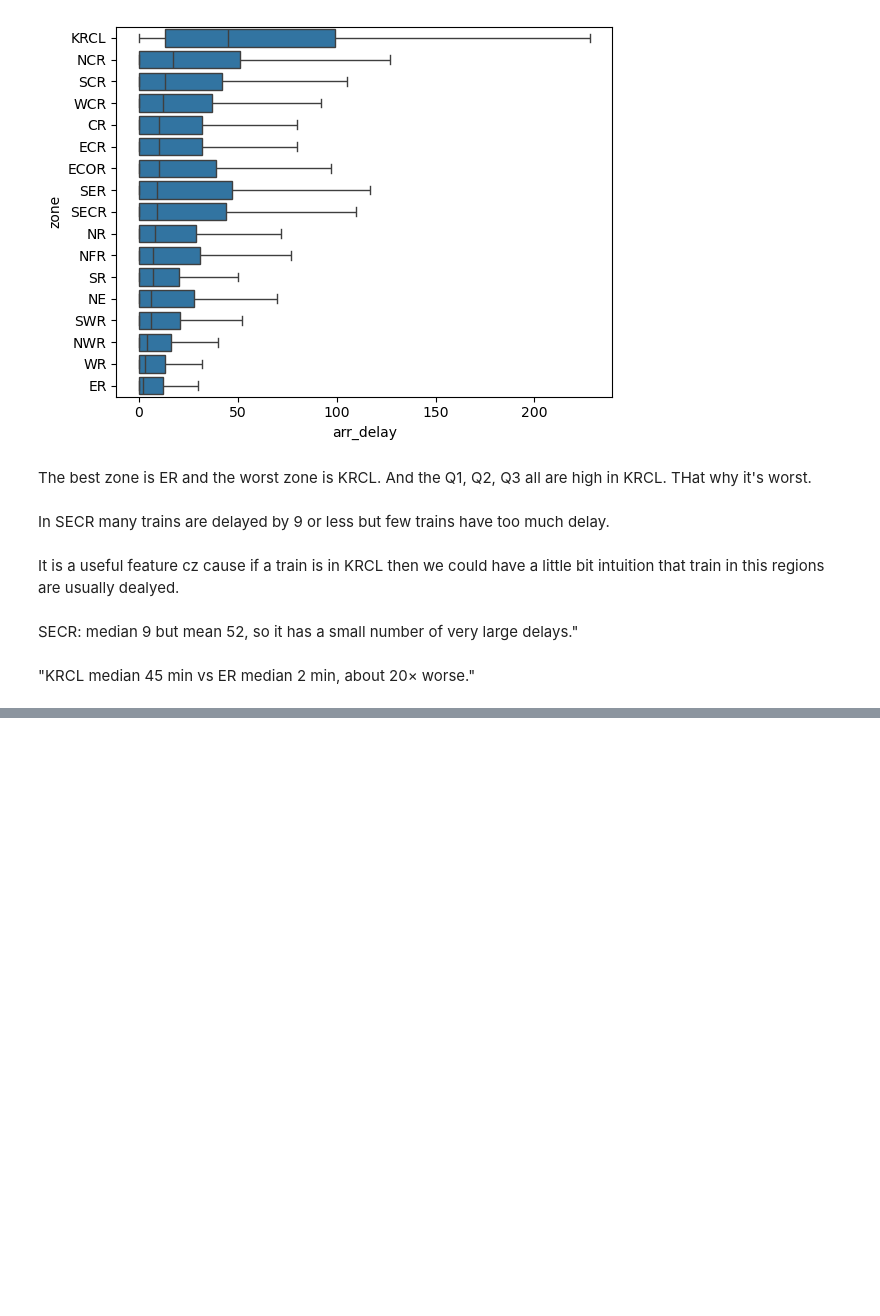
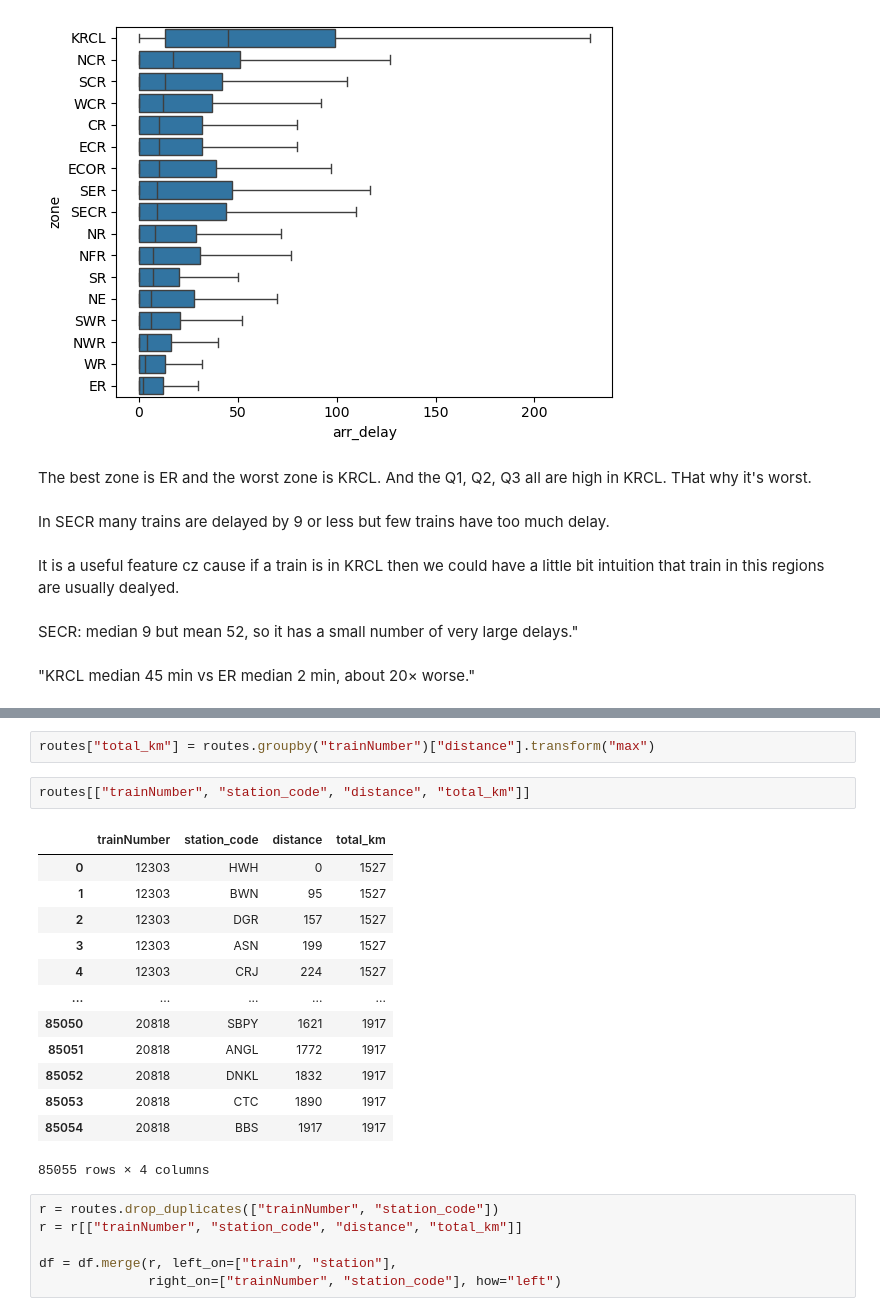
Before and after one commit to BitanuCS/indian-rail-delay, a Jupyter notebook: 02_eda.ipynb, the cells around one changed output, grey strips where cells are left out. Cells and saved outputs as stored; diff of their text form; blank space fills up the shorter version.

```diff
--- a/02_eda.ipynb
+++ b/02_eda.ipynb
@@ -124,0 +137,24 @@ SECR: median 9 but mean 52, so it has a small number of very large delays."
+# %%
+routes["total_km"] = routes.groupby("trainNumber")["distance"].transform("max")
+# %%
+routes[["trainNumber", "station_code", "distance", "total_km"]]
+# %% [output]
+|  | trainNumber | station_code | distance | total_km |
+| 0 | 12303 | HWH | 0 | 1527 |
+| 1 | 12303 | BWN | 95 | 1527 |
+| 2 | 12303 | DGR | 157 | 1527 |
+| 3 | 12303 | ASN | 199 | 1527 |
+| 4 | 12303 | CRJ | 224 | 1527 |
+| ... | ... | ... | ... | ... |
+| 85050 | 20818 | SBPY | 1621 | 1917 |
+| 85051 | 20818 | ANGL | 1772 | 1917 |
+| 85052 | 20818 | DNKL | 1832 | 1917 |
+| 85053 | 20818 | CTC | 1890 | 1917 |
+| 85054 | 20818 | BBS | 1917 | 1917 |
+85055 rows × 4 columns
+# %%
+r = routes.drop_duplicates(["trainNumber", "station_code"])
+r = r[["trainNumber", "station_code", "distance", "total_km"]]
+
+df = df.merge(r, left_on=["train", "station"],
+              right_on=["trainNumber", "station_code"], how="left")
```
Also changed, not shown: parts of 6 cells of this notebook.
